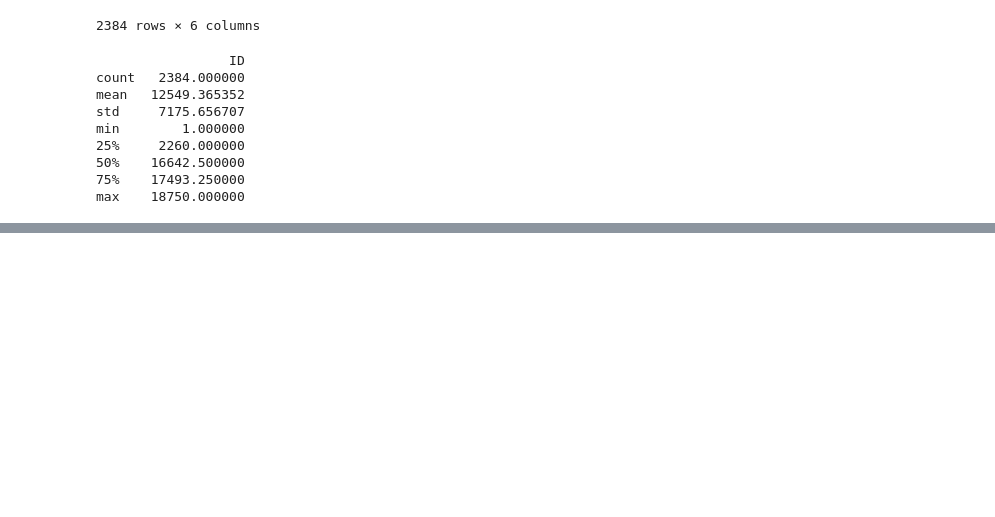
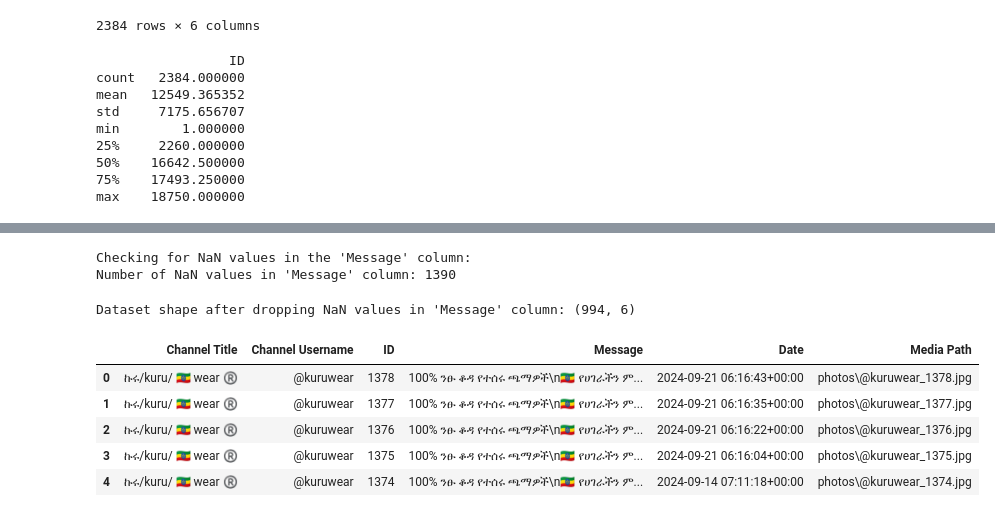
Before and after one commit to aman3013/Fine-tuning-Amharic-NER, a Jupyter notebook: notebooks/NER.ipynb, the cells around one changed output, grey strips where cells are left out. Saved outputs shown, nothing was run; the diff lists cells and outputs as text; code cells hidden in the pictures; blank space fills up the shorter version.

```diff
--- a/notebooks/NER.ipynb
+++ b/notebooks/NER.ipynb
@@ -36,0 +60,23 @@ print(df.info())
+# %%
+print("Checking for NaN values in the 'Message' column:")
+nan_count = df['Message'].isnull().sum()
+print(f"Number of NaN values in 'Message' column: {nan_count}")
+# %% [output]
+Checking for NaN values in the 'Message' column:
+Number of NaN values in 'Message' column: 1390
+# %%
+df = df.dropna(subset=['Message'])
+
+# Print the shape of the dataset after dropping NaN values in the "Message" column
+print(f"Dataset shape after dropping NaN values in 'Message' column: {df.shape}")
+# %% [output]
+Dataset shape after dropping NaN values in 'Message' column: (994, 6)
+# %%
+df.head()
+# %% [output]
+|  | Channel Title | Channel Username | ID | Message | Date | Media Path |
+| 0 | ኩሩ/kuru/ 🇪🇹 wear ®️ | @kuruwear | 1378 | 100% ንፁ ቆዳ የተሰሩ ጫማዎች\n🇪🇹 የሀገራችን ም... | 2024-09-21 06:16:43+00:00 | photos\@kuruwear_1378.jpg |
+| 1 | ኩሩ/kuru/ 🇪🇹 wear ®️ | @kuruwear | 1377 | 100% ንፁ ቆዳ የተሰሩ ጫማዎች\n🇪🇹 የሀገራችን ም... | 2024-09-21 06:16:35+00:00 | photos\@kuruwear_1377.jpg |
+| 2 | ኩሩ/kuru/ 🇪🇹 wear ®️ | @kuruwear | 1376 | 100% ንፁ ቆዳ የተሰሩ ጫማዎች\n🇪🇹 የሀገራችን ም... | 2024-09-21 06:16:22+00:00 | photos\@kuruwear_1376.jpg |
+| 3 | ኩሩ/kuru/ 🇪🇹 wear ®️ | @kuruwear | 1375 | 100% ንፁ ቆዳ የተሰሩ ጫማዎች\n🇪🇹 የሀገራችን ም... | 2024-09-21 06:16:04+00:00 | photos\@kuruwear_1375.jpg |
+| 4 | ኩሩ/kuru/ 🇪🇹 wear ®️ | @kuruwear | 1374 | 100% ንፁ ቆዳ የተሰሩ ጫማዎች\n🇪🇹 የሀገራችን ም... | 2024-09-14 07:11:18+00:00 | photos\@kuruwear_1374.jpg |
```
Also changed, not shown: parts of 24 cells of this notebook.
